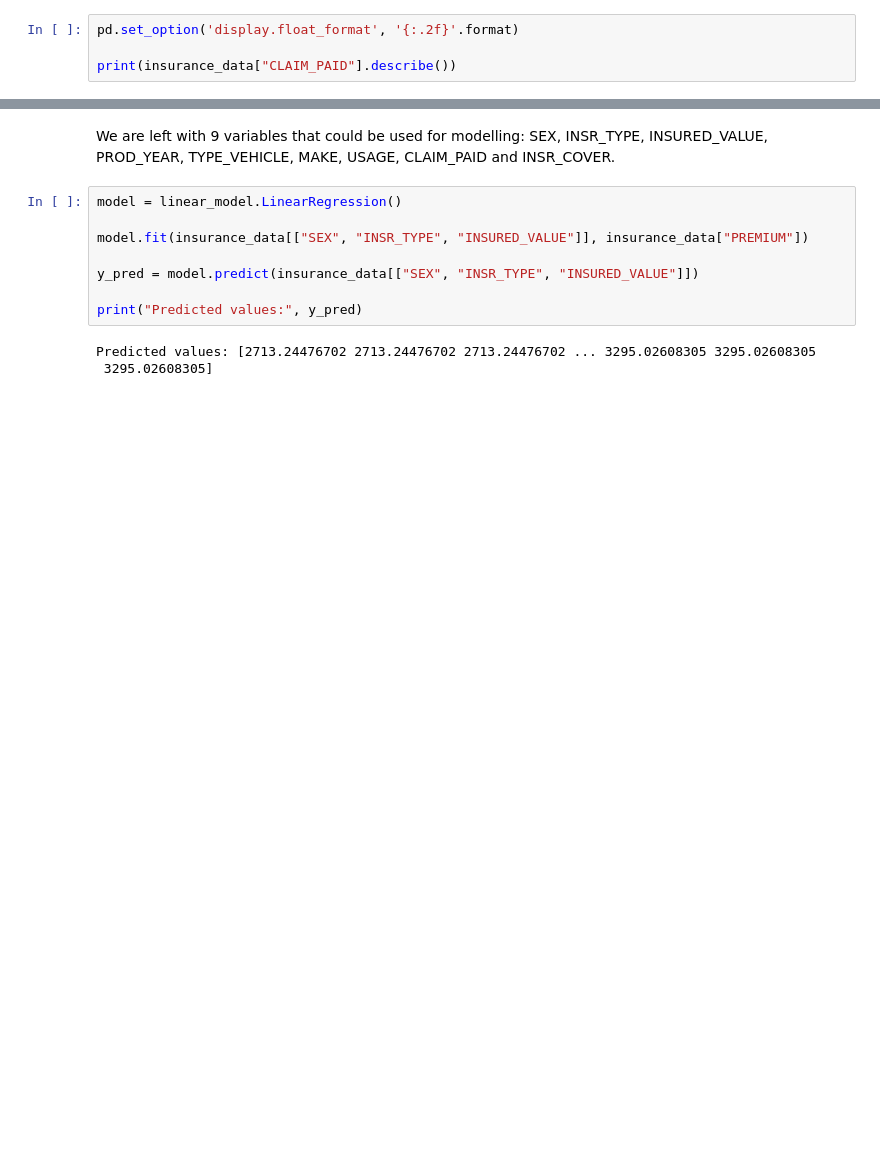
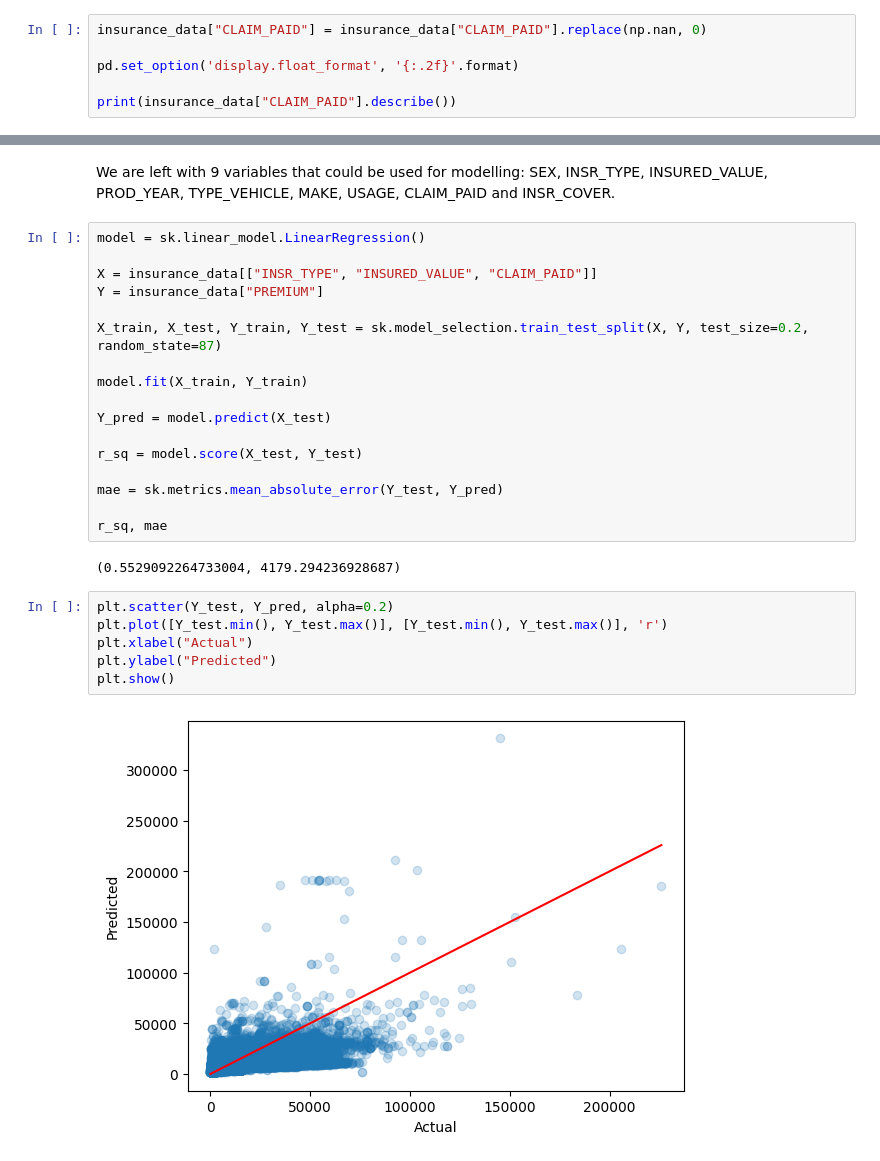
Before and after one commit to Mykolazaz/ethiopian-insurance-premiums, a Jupyter notebook: Basics.ipynb, the cells around one changed output, grey strips where cells are left out. Cells and saved outputs as stored; diff of their text form; blank space fills up the shorter version.

Commit message:
Improved model analysis

```diff
--- a/Basics.ipynb
+++ b/Basics.ipynb
@@ -498,6 +510,8 @@ All functions seem valid.
 # %% [markdown]
 ### Paid claim sum
 # %%
+insurance_data["CLAIM_PAID"] = insurance_data["CLAIM_PAID"].replace(np.nan, 0)
+
 pd.set_option('display.float_format', '{:.2f}'.format)
 
 print(insurance_data["CLAIM_PAID"].describe())
@@ -552,13 +555,29 @@ memory usage: 73.2+ MB
 # %% [markdown]
 We are left with 9 variables that could be used for modelling: SEX, INSR_TYPE, INSURED_VALUE, PROD_YEAR, TYPE_VEHICLE, MAKE, USAGE, CLAIM_PAID and INSR_COVER.
 # %%
-model = linear_model.LinearRegression()
+model = sk.linear_model.LinearRegression()
 
-model.fit(insurance_data[["SEX", "INSR_TYPE", "INSURED_VALUE"]], insurance_data["PREMIUM"])
+X = insurance_data[["INSR_TYPE", "INSURED_VALUE", "CLAIM_PAID"]]
+Y = insurance_data["PREMIUM"]
 
-y_pred = model.predict(insurance_data[["SEX", "INSR_TYPE", "INSURED_VALUE"]])
+X_train, X_test, Y_train, Y_test = sk.model_selection.train_test_split(X, Y, test_size=0.2, random_state=87)
 
-print("Predicted values:", y_pred)
+model.fit(X_train, Y_train)
+
+Y_pred = model.predict(X_test)
+
+r_sq = model.score(X_test, Y_test)
+
+mae = sk.metrics.mean_absolute_error(Y_test, Y_pred)
+
+r_sq, mae
 # %% [output]
-Predicted values: [2713.24476702 2713.24476702 2713.24476702 ... 3295.02608305 3295.02608305
- 3295.02608305]
+(0.5529092264733004, 4179.294236928687)
+# %%
+plt.scatter(Y_test, Y_pred, alpha=0.2)
+plt.plot([Y_test.min(), Y_test.max()], [Y_test.min(), Y_test.max()], 'r')
+plt.xlabel("Actual")
+plt.ylabel("Predicted")
+plt.show()
+# %% [output]
+[figure, added]
```
Also changed, not shown: parts of 10 cells of this notebook.
